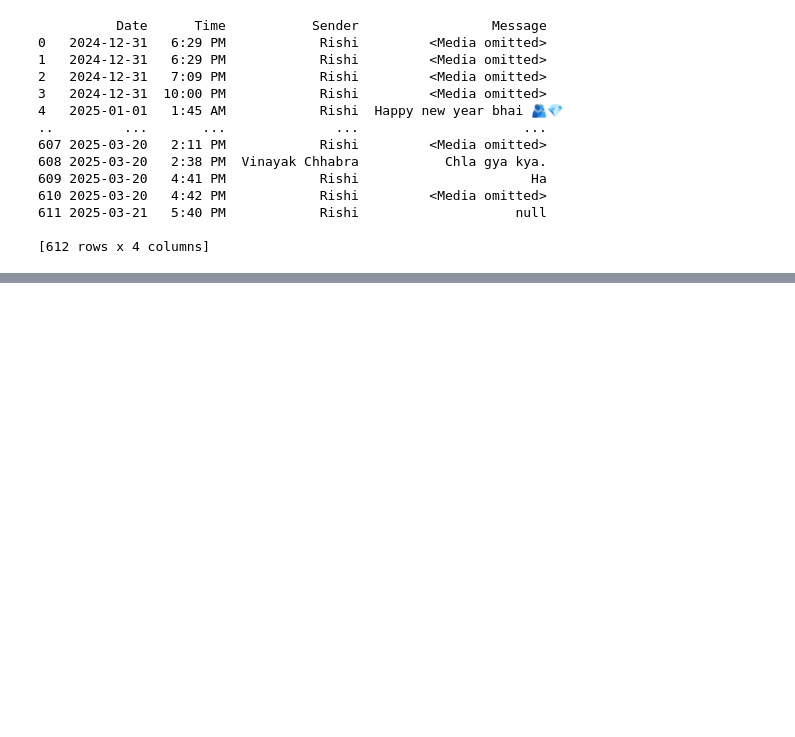
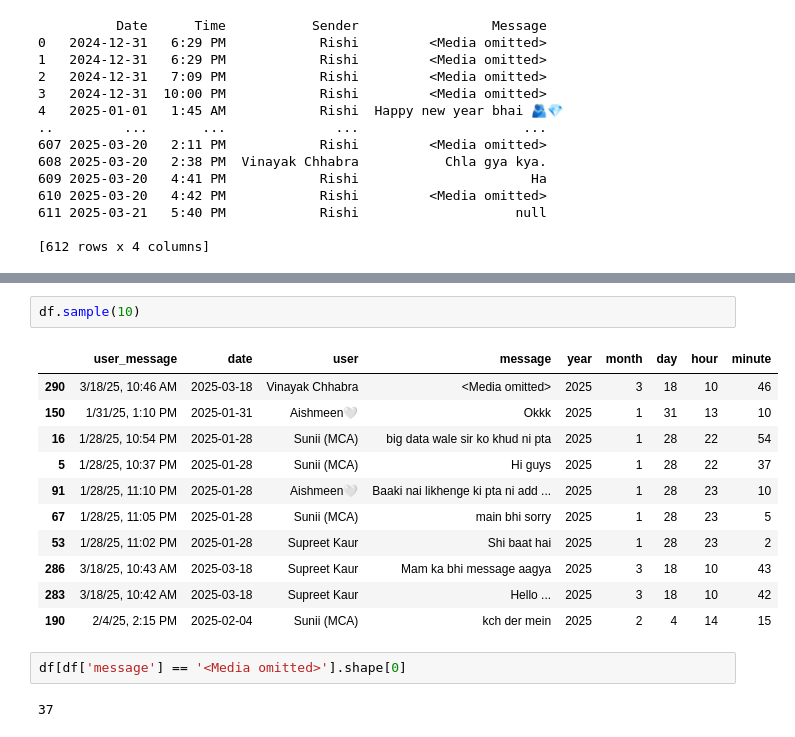
Before and after one commit to vinayak910/What-sInsight, a Jupyter notebook: Untitled.ipynb, the cells around one changed output, grey strips where cells are left out. Drawn from its saved outputs; the diff is of its cells as text; blank space fills up the shorter version.

```diff
--- a/Untitled.ipynb
+++ b/Untitled.ipynb
@@ -146,0 +163,18 @@ print(df)
+# %%
+df.sample(10)
+# %% [output]
+|  | user_message | date | user | message | year | month | day | hour | minute |
+| 290 | 3/18/25, 10:46 AM | 2025-03-18 | Vinayak Chhabra | <Media omitted> | 2025 | 3 | 18 | 10 | 46 |
+| 150 | 1/31/25, 1:10 PM | 2025-01-31 | Aishmeen🤍 | Okkk | 2025 | 1 | 31 | 13 | 10 |
+| 16 | 1/28/25, 10:54 PM | 2025-01-28 | Sunii (MCA) | big data wale sir ko khud ni pta | 2025 | 1 | 28 | 22 | 54 |
+| 5 | 1/28/25, 10:37 PM | 2025-01-28 | Sunii (MCA) | Hi guys | 2025 | 1 | 28 | 22 | 37 |
+| 91 | 1/28/25, 11:10 PM | 2025-01-28 | Aishmeen🤍 | Baaki nai likhenge ki pta ni add ... | 2025 | 1 | 28 | 23 | 10 |
+| 67 | 1/28/25, 11:05 PM | 2025-01-28 | Sunii (MCA) | main bhi sorry | 2025 | 1 | 28 | 23 | 5 |
+| 53 | 1/28/25, 11:02 PM | 2025-01-28 | Supreet Kaur | Shi baat hai | 2025 | 1 | 28 | 23 | 2 |
+| 286 | 3/18/25, 10:43 AM | 2025-03-18 | Supreet Kaur | Mam ka bhi message aagya | 2025 | 3 | 18 | 10 | 43 |
+| 283 | 3/18/25, 10:42 AM | 2025-03-18 | Supreet Kaur | Hello ... | 2025 | 3 | 18 | 10 | 42 |
+| 190 | 2/4/25, 2:15 PM | 2025-02-04 | Sunii (MCA) | kch der mein | 2025 | 2 | 4 | 14 | 15 |
+# %%
+df[df['message'] == '<Media omitted>'].shape[0]
+# %% [output]
+37
```
Also changed, not shown: parts of 3 cells of this notebook, 6 other files.
